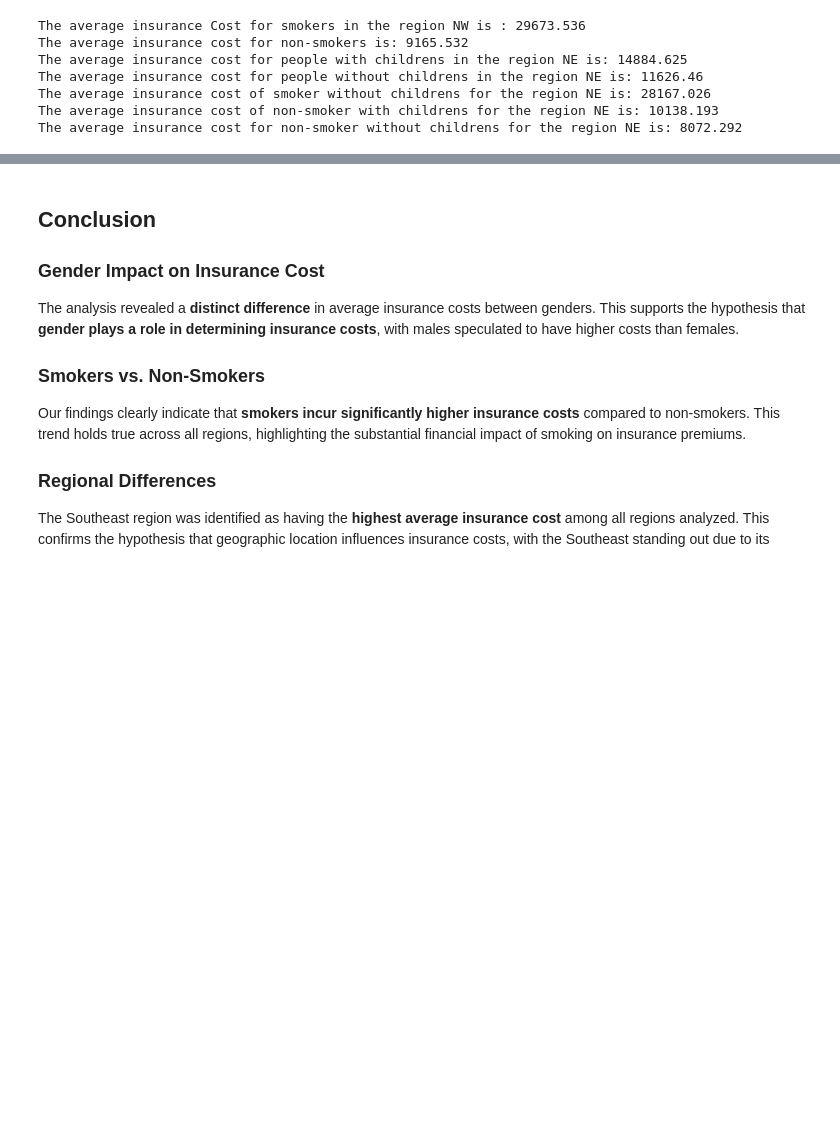
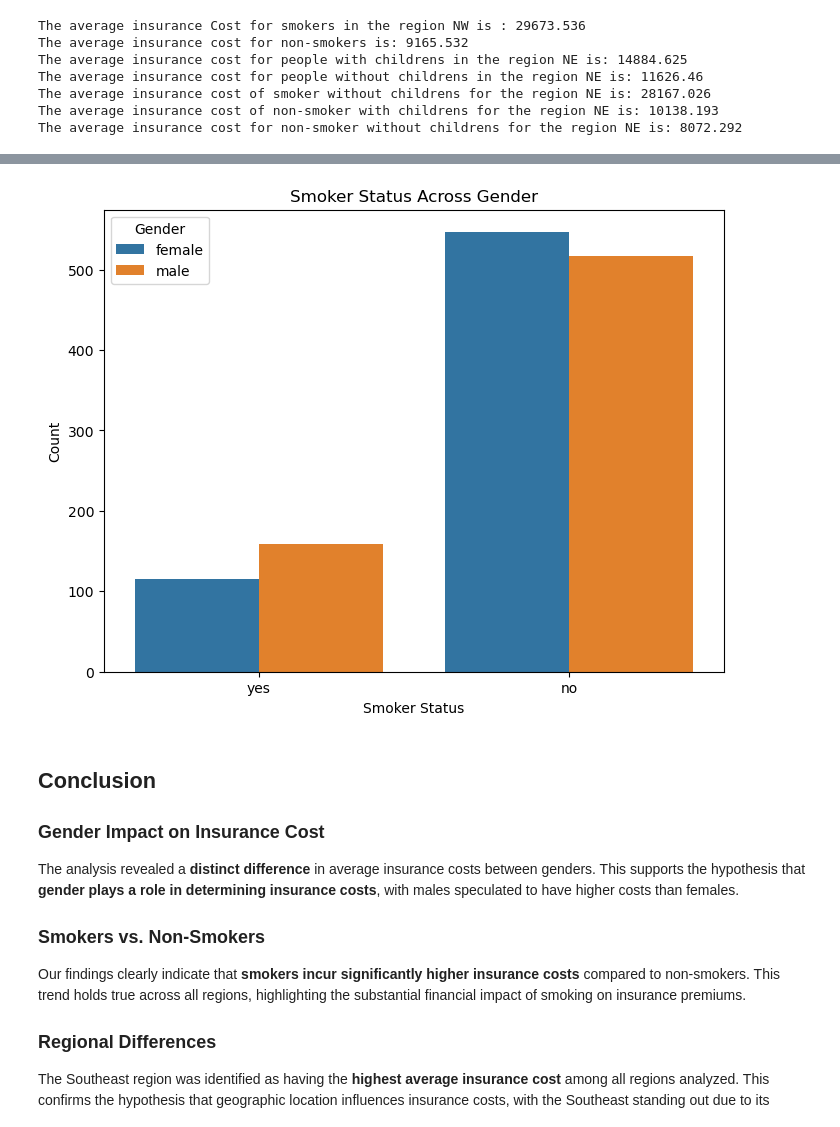
Before and after one commit to luciano665/U.S-Medical-Insurance-Costs-analysis, a Jupyter notebook: us-medical-insurance-costs.ipynb, the cells around one changed output, grey strips where cells are left out. Drawn from its saved outputs; the diff is of its cells as text; code cells hidden in the pictures; blank space fills up the shorter version.

```diff
--- a/us-medical-insurance-costs.ipynb
+++ b/us-medical-insurance-costs.ipynb
@@ -592,3 +673,22 @@ The average insurance cost for non-smoker without childrens for the region NE is
+# %%
+import pandas as pd
+import matplotlib.pyplot as plt
+import seaborn as sns
+
+# Assuming sex_final and smoker_final are your lists
+data = {'Gender': sex_final, 'Smoker': smoker_final}
+df = pd.DataFrame(data)
+
+# Plot countplot for smoker status with a hue for gender
+plt.figure(figsize=(8, 6))
+sns.countplot(data=df, x='Smoker', hue='Gender')
+plt.title('Smoker Status Across Gender')
+plt.xlabel('Smoker Status')
+plt.ylabel('Count')
+plt.legend(title='Gender')
+plt.show()
+# %% [output]
+[figure, added]
 # %% [markdown]
 ## Conclusion
 
```
Also changed, not shown: parts of 4 cells of this notebook.
